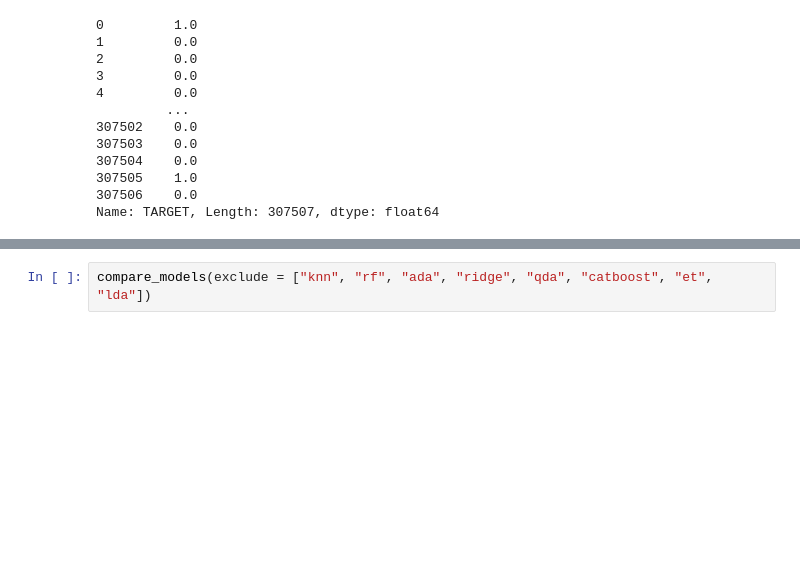
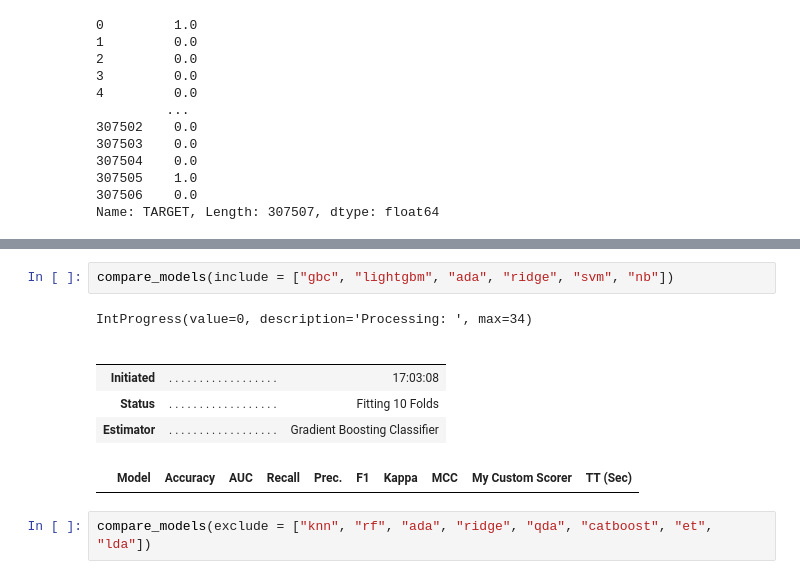
Before and after one commit to lauraamy/projet7_pretdepenser, a Jupyter notebook: projet7_pycaret1.ipynb, the cells around one changed output, grey strips where cells are left out. Saved outputs shown, nothing was run; the diff lists cells and outputs as text; blank space fills up the shorter version.

```diff
--- a/projet7_pycaret1.ipynb
+++ b/projet7_pycaret1.ipynb
@@ -94,3 +175,13 @@ exp_clf = setup(train_df[feats], target = 'TARGET', fold_shuffle = True,
+# %%
+compare_models(include = ["gbc", "lightgbm", "ada", "ridge", "svm", "nb"])
+# %% [output]
+IntProgress(value=0, description='Processing: ', max=34)
+|  |  |  |
+|  |  |  |
+| Initiated | . . . . . . . . . . . . . . . . . . | 17:03:08 |
+| Status | . . . . . . . . . . . . . . . . . . | Fitting 10 Folds |
+| Estimator | . . . . . . . . . . . . . . . . . . | Gradient Boosting Classifier |
+|  | Model | Accuracy | AUC | Recall | Prec. | F1 | Kappa | MCC | My Custom Scorer | TT (Sec) |
 # %%
 compare_models(exclude = ["knn", "rf", "ada", "ridge", "qda", "catboost", "et", "lda"])
 # %% [output]
```
Also changed, not shown: parts of 6 cells of this notebook, 4 other files.
